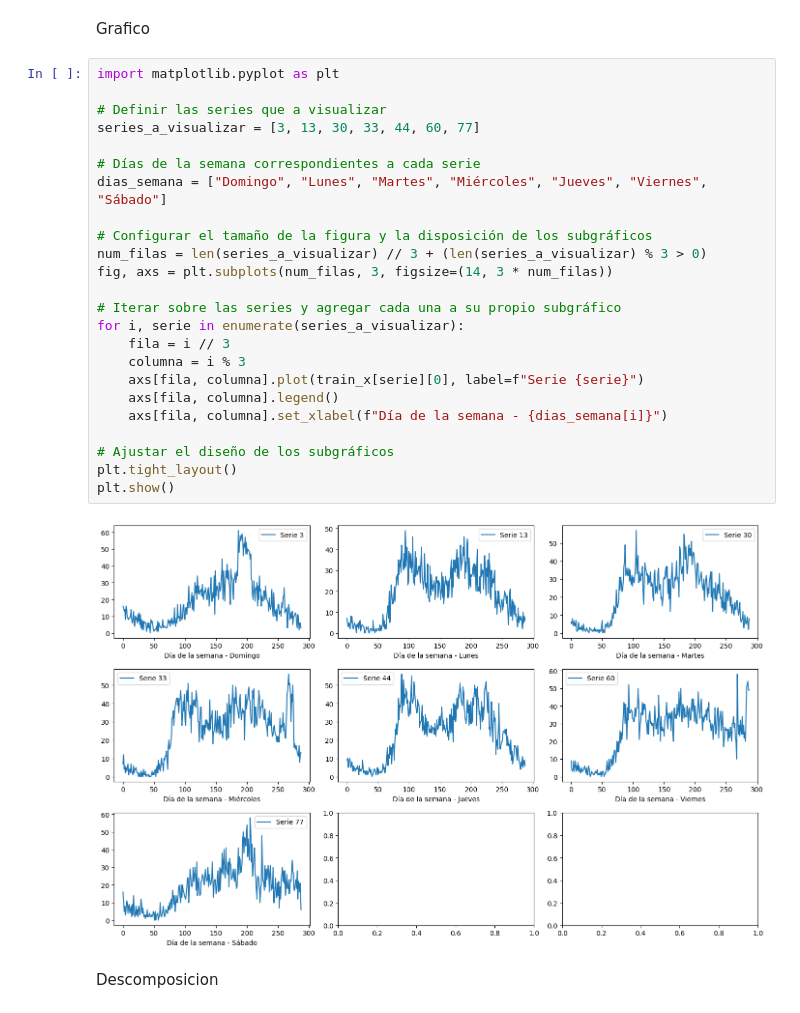
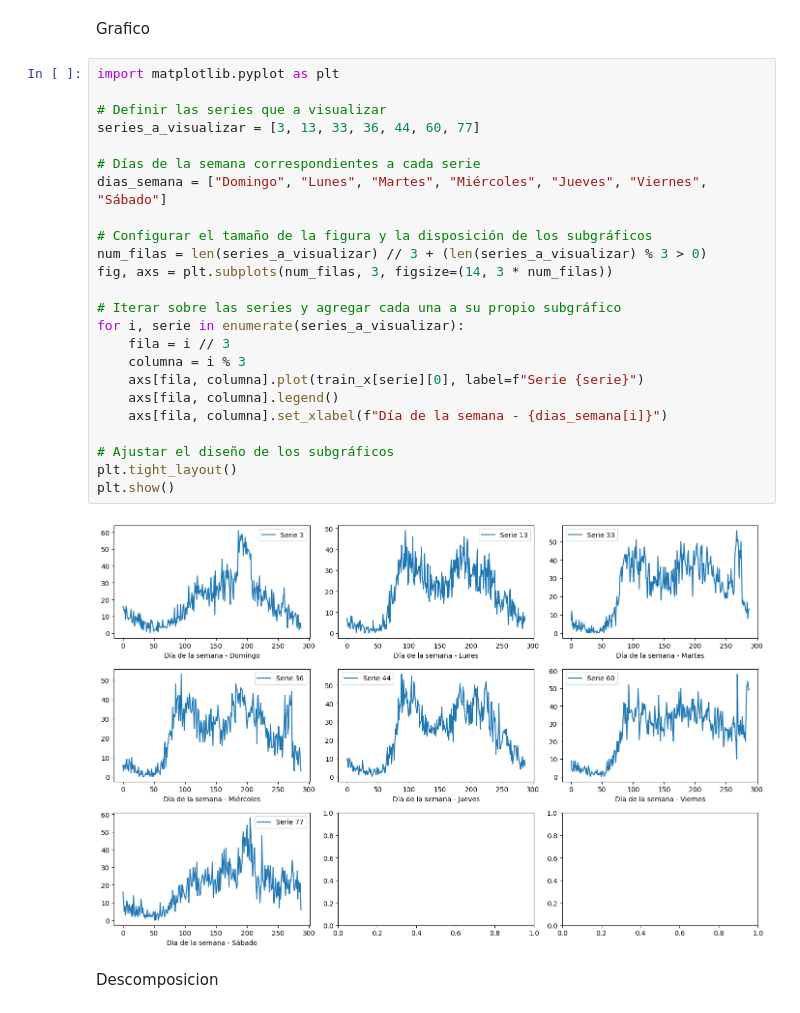
Before and after one commit to luisfflorezg/Data-Science, a Jupyter notebook: DodgerLoopDay.ipynb, the cells around one changed output. Saved outputs shown, nothing was run; the diff lists cells and outputs as text.

```diff
--- a/DodgerLoopDay.ipynb
+++ b/DodgerLoopDay.ipynb
@@ -162,29 +166,29 @@ Grafico
 # %%
 import matplotlib.pyplot as plt
 
 # Definir las series que a visualizar
-series_a_visualizar = [3, 13, 30, 33, 44, 60, 77]
+series_a_visualizar = [3, 13, 33, 36, 44, 60, 77]
 
 # Días de la semana correspondientes a cada serie
 dias_semana = ["Domingo", "Lunes", "Martes", "Miércoles", "Jueves", "Viernes", "Sábado"]
 
 # Configurar el tamaño de la figura y la disposición de los subgráficos
 num_filas = len(series_a_visualizar) // 3 + (len(series_a_visualizar) % 3 > 0)
 fig, axs = plt.subplots(num_filas, 3, figsize=(14, 3 * num_filas))
 
 # Iterar sobre las series y agregar cada una a su propio subgráfico
 for i, serie in enumerate(series_a_visualizar):
     fila = i // 3
     columna = i % 3
     axs[fila, columna].plot(train_x[serie][0], label=f"Serie {serie}")
     axs[fila, columna].legend()
     axs[fila, columna].set_xlabel(f"Día de la semana - {dias_semana[i]}")
 
 # Ajustar el diseño de los subgráficos
 plt.tight_layout()
 plt.show()
 # %% [output]
-[figure, old version]
+[figure, new version]
 # %% [markdown]
 Descomposicion
 # %%
```
Also changed, not shown: parts of 7 cells of this notebook.
